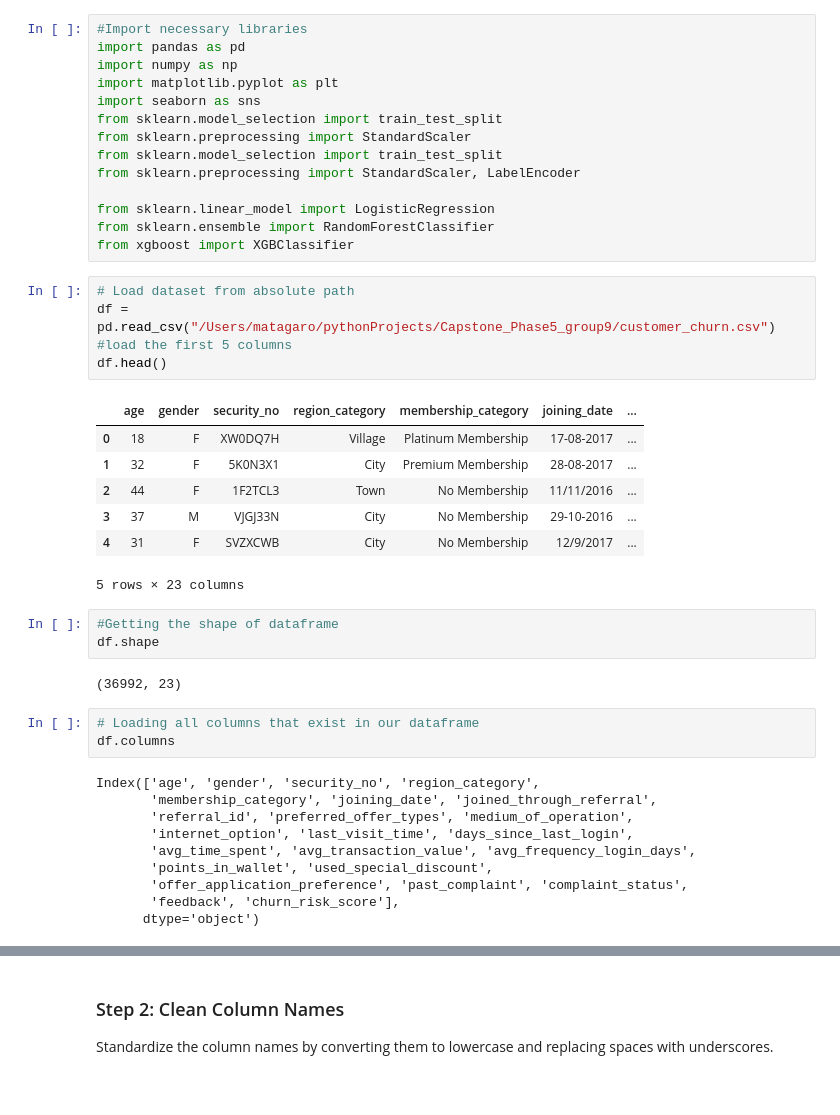
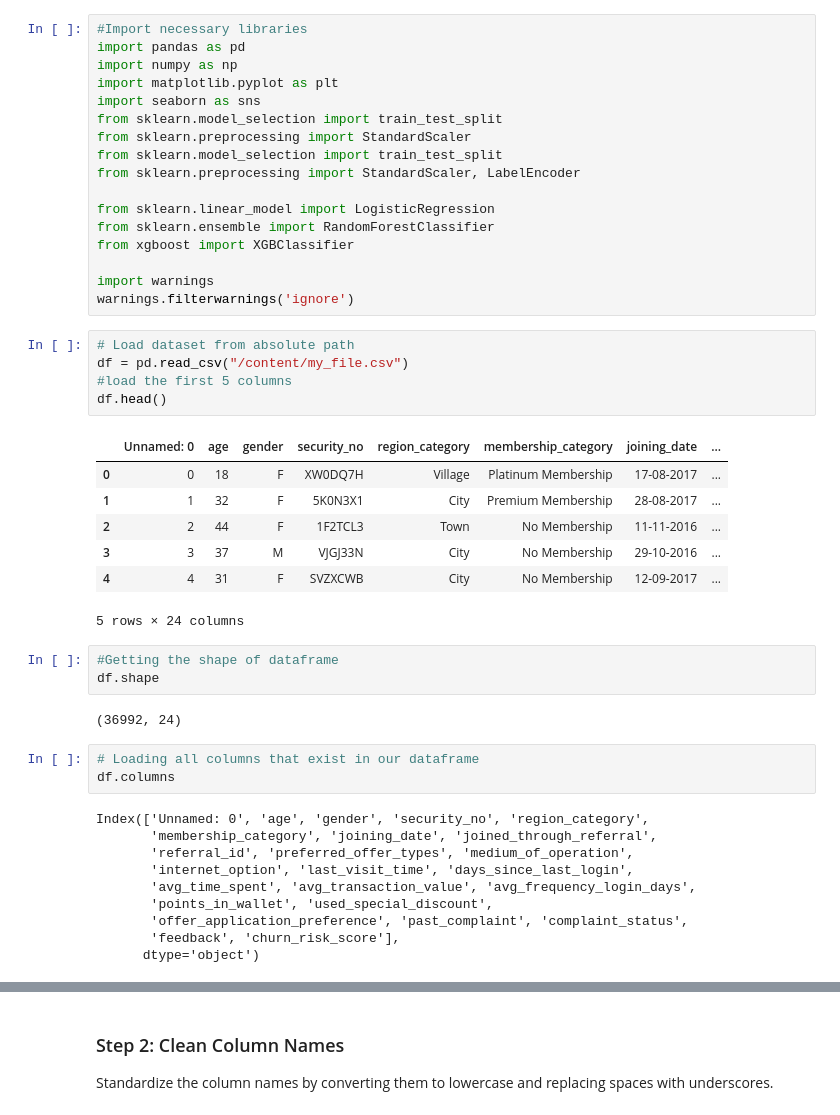
Before and after one commit to wambuikariuki/Capstone_Phase5_group9, a Jupyter notebook: Notebook.ipynb, the cells around one changed output, grey strips where cells are left out. Saved outputs shown, nothing was run; the diff lists cells and outputs as text.

```diff
--- a/Notebook.ipynb
+++ b/Notebook.ipynb
@@ -12,29 +12,32 @@ from sklearn.preprocessing import StandardScaler, LabelEncoder
 from sklearn.linear_model import LogisticRegression
 from sklearn.ensemble import RandomForestClassifier
 from xgboost import XGBClassifier
+
+import warnings
+warnings.filterwarnings('ignore')
 # %%
 # Load dataset from absolute path
-df = pd.read_csv("/Users/matagaro/pythonProjects/Capstone_Phase5_group9/customer_churn.csv")
+df = pd.read_csv("/content/my_file.csv")
 #load the first 5 columns
 df.head()
 # %% [output]
-|  | age | gender | security_no | region_category | membership_category | joining_date | ... |
-| 0 | 18 | F | XW0DQ7H | Village | Platinum Membership | 17-08-2017 | ... |
-| 1 | 32 | F | 5K0N3X1 | City | Premium Membership | 28-08-2017 | ... |
-| 2 | 44 | F | 1F2TCL3 | Town | No Membership | 11/11/2016 | ... |
-| 3 | 37 | M | VJGJ33N | City | No Membership | 29-10-2016 | ... |
-| 4 | 31 | F | SVZXCWB | City | No Membership | 12/9/2017 | ... |
+|  | Unnamed: 0 | age | gender | security_no | region_category | membership_category | joining_date | ... |
+| 0 | 0 | 18 | F | XW0DQ7H | Village | Platinum Membership | 17-08-2017 | ... |
+| 1 | 1 | 32 | F | 5K0N3X1 | City | Premium Membership | 28-08-2017 | ... |
+| 2 | 2 | 44 | F | 1F2TCL3 | Town | No Membership | 11-11-2016 | ... |
+| 3 | 3 | 37 | M | VJGJ33N | City | No Membership | 29-10-2016 | ... |
+| 4 | 4 | 31 | F | SVZXCWB | City | No Membership | 12-09-2017 | ... |
-5 rows × 23 columns
+5 rows × 24 columns
 # %%
 #Getting the shape of dataframe
 df.shape
 # %% [output]
-(36992, 23)
+(36992, 24)
 # %%
 # Loading all columns that exist in our dataframe
 df.columns
 # %% [output]
-Index(['age', 'gender', 'security_no', 'region_category',
+Index(['Unnamed: 0', 'age', 'gender', 'security_no', 'region_category',
        'membership_category', 'joining_date', 'joined_through_referral',
        'referral_id', 'preferred_offer_types', 'medium_of_operation',
        'internet_option', 'last_visit_time', 'days_since_last_login',
```
Also changed, not shown: parts of 21 cells of this notebook.
